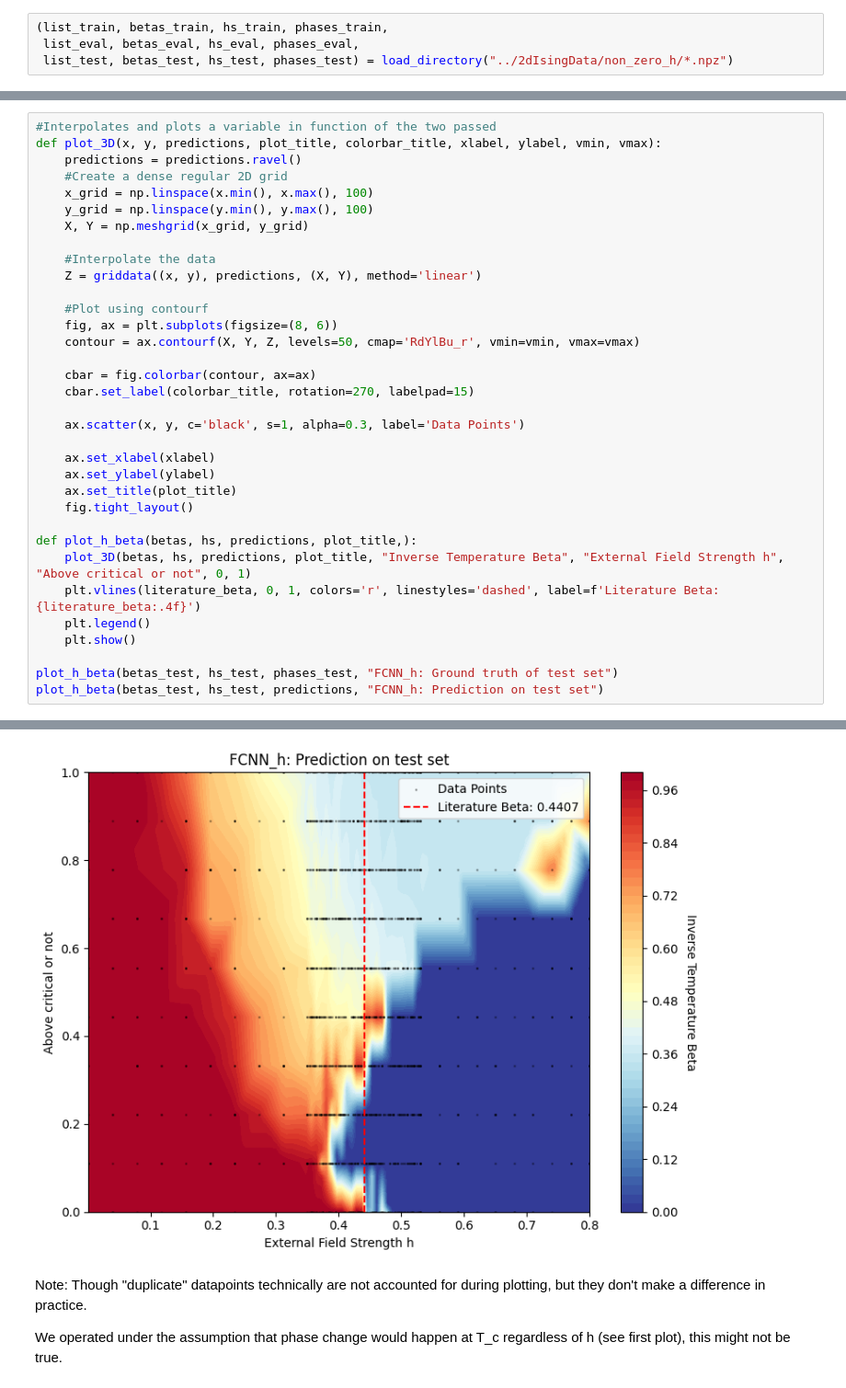
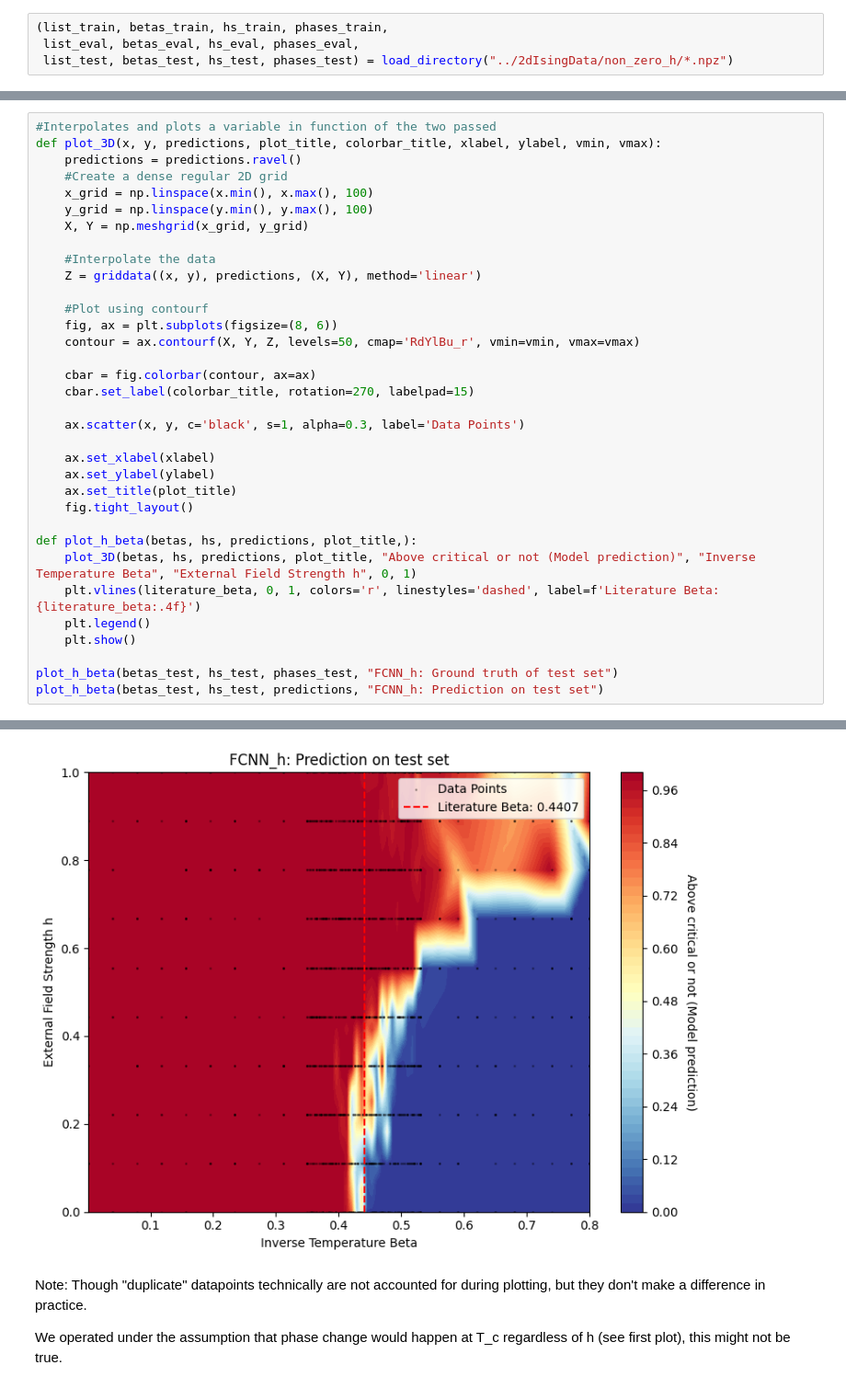
Before and after one commit to ZalanBoss/Ising-BME, a Jupyter notebook: Ising FCN.ipynb, the cells around one changed output, grey strips where cells are left out. Shown at 92% size. Saved outputs shown, nothing was run; the diff lists cells and outputs as text.

```diff
--- a/Ising FCN.ipynb
+++ b/Ising FCN.ipynb
@@ -453,7 +452,7 @@ def plot_3D(x, y, predictions, plot_title, colorbar_title, xlabel, ylabel, vmin,
     fig.tight_layout()
 
 def plot_h_beta(betas, hs, predictions, plot_title,):
-    plot_3D(betas, hs, predictions, plot_title, "Inverse Temperature Beta", "External Field Strength h", "Above critical or not", 0, 1)
+    plot_3D(betas, hs, predictions, plot_title, "Above critical or not (Model prediction)", "Inverse Temperature Beta", "External Field Strength h", 0, 1)
     plt.vlines(literature_beta, 0, 1, colors='r', linestyles='dashed', label=f'Literature Beta: {literature_beta:.4f}')
     plt.legend()
     plt.show()
@@ -465,4 +464,4 @@ plot_h_beta(betas_test, hs_test, predictions, "FCNN_h: Prediction on test set")
-[figure, old version]
+[figure, new version]
 # %% [markdown]
 Note: Though "duplicate" datapoints technically are not accounted for during plotting, but they don't make a difference in practice.
 
```
Also changed, not shown: parts of 10 cells of this notebook.
